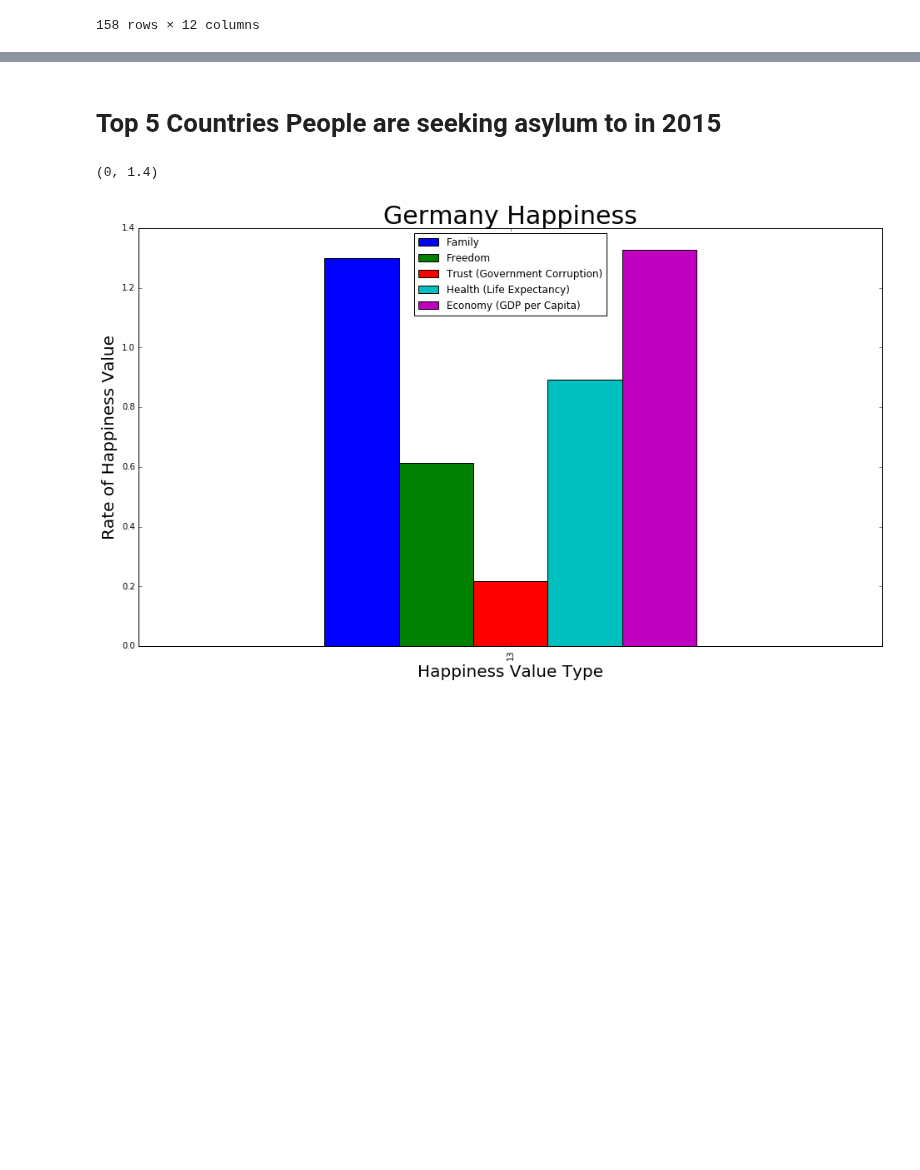
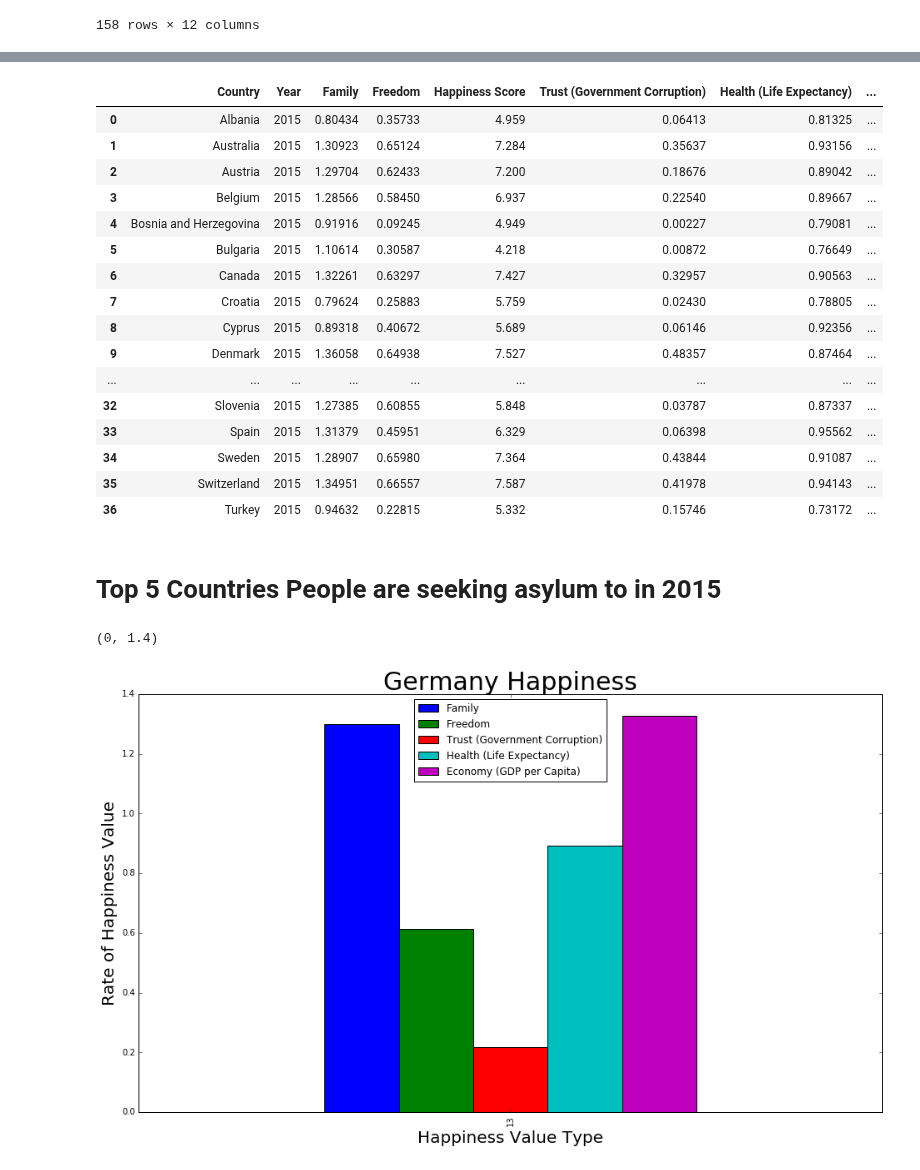
Before and after one commit to UNCG-CSE/World-Refugee-Forecast, a Jupyter notebook: src/Happiness Index.ipynb, the cells around one changed output, grey strips where cells are left out. Drawn from its saved outputs; the diff is of its cells as text; code cells hidden in the pictures; blank space fills up the shorter version.

Commit message:
happiness index work and testing

```diff
--- a/src/Happiness Index.ipynb
+++ b/src/Happiness Index.ipynb
@@ -35,7 +35,7 @@ df = df.loc[df['Year'] == 2015]
 df15Merged = df.merge(dfHP15, left_on = 'Country / territory of asylum/residence', right_on = 'Country', how ='inner')
 # %%
 df_grouped = df15Merged.groupby(['Country / territory of asylum/residence','Year']).agg({'Value':'sum','Happiness Score':'mean','Economy (GDP per Capita)':'mean','Family':'mean','Health (Life Expectancy)':'mean','Freedom':'mean','Trust (Government Corruption)':'mean'})
-df_grouped.sort(['Value'],ascending = 0).head(5)
+df_grouped.sort_values(['Value'],ascending = 0).head(5)
 # %% [output]
 |  |  | Family | Freedom | Happiness Score | Trust (Government Corruption) | Health (Life Expectancy) | ... |
 | Country / territory of asylum/res... | Year |  |  |  |  |  | ... |
@@ -45,8 +45,27 @@ df_grouped.sort(['Value'],ascending = 0).head(5)
 | Turkey | 2015 | 0.94632 | 0.22815 | 5.332 | 0.15746 | 0.73172 | ... |
 | Italy | 2015 | 1.19777 | 0.26236 | 5.948 | 0.02901 | 0.95446 | ... |
 # %%
-df_grouped = df_grouped.reset_index()1.2
+df_grouped = df_grouped.reset_index()
 df_grouped = df_grouped.rename(columns={'Country / territory of asylum/residence': 'Country'})
+df_grouped
+# %% [output]
+|  | Country | Year | Family | Freedom | Happiness Score | Trust (Government Corruption) | Health (Life Expectancy) | ... |
+| 0 | Albania | 2015 | 0.80434 | 0.35733 | 4.959 | 0.06413 | 0.81325 | ... |
+| 1 | Australia | 2015 | 1.30923 | 0.65124 | 7.284 | 0.35637 | 0.93156 | ... |
+| 2 | Austria | 2015 | 1.29704 | 0.62433 | 7.200 | 0.18676 | 0.89042 | ... |
+| 3 | Belgium | 2015 | 1.28566 | 0.58450 | 6.937 | 0.22540 | 0.89667 | ... |
+| 4 | Bosnia and Herzegovina | 2015 | 0.91916 | 0.09245 | 4.949 | 0.00227 | 0.79081 | ... |
+| 5 | Bulgaria | 2015 | 1.10614 | 0.30587 | 4.218 | 0.00872 | 0.76649 | ... |
+| 6 | Canada | 2015 | 1.32261 | 0.63297 | 7.427 | 0.32957 | 0.90563 | ... |
+| 7 | Croatia | 2015 | 0.79624 | 0.25883 | 5.759 | 0.02430 | 0.78805 | ... |
+| 8 | Cyprus | 2015 | 0.89318 | 0.40672 | 5.689 | 0.06146 | 0.92356 | ... |
+| 9 | Denmark | 2015 | 1.36058 | 0.64938 | 7.527 | 0.48357 | 0.87464 | ... |
+| ... | ... | ... | ... | ... | ... | ... | ... | ... |
+| 32 | Slovenia | 2015 | 1.27385 | 0.60855 | 5.848 | 0.03787 | 0.87337 | ... |
+| 33 | Spain | 2015 | 1.31379 | 0.45951 | 6.329 | 0.06398 | 0.95562 | ... |
+| 34 | Sweden | 2015 | 1.28907 | 0.65980 | 7.364 | 0.43844 | 0.91087 | ... |
+| 35 | Switzerland | 2015 | 1.34951 | 0.66557 | 7.587 | 0.41978 | 0.94143 | ... |
+| 36 | Turkey | 2015 | 0.94632 | 0.22815 | 5.332 | 0.15746 | 0.73172 | ... |
 # %%
 del df_grouped['Value']
 del df_grouped['Year']
```
Also changed, not shown: parts of 8 cells of this notebook.
